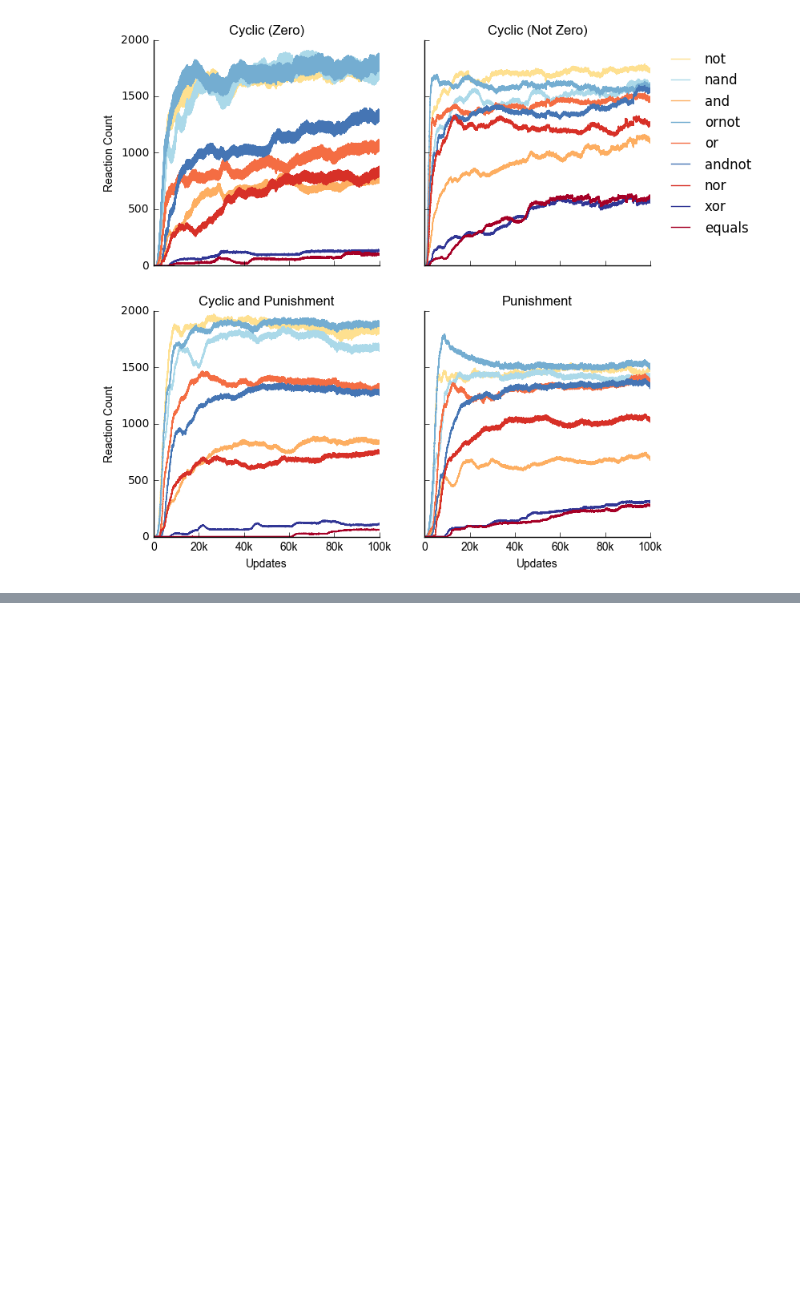
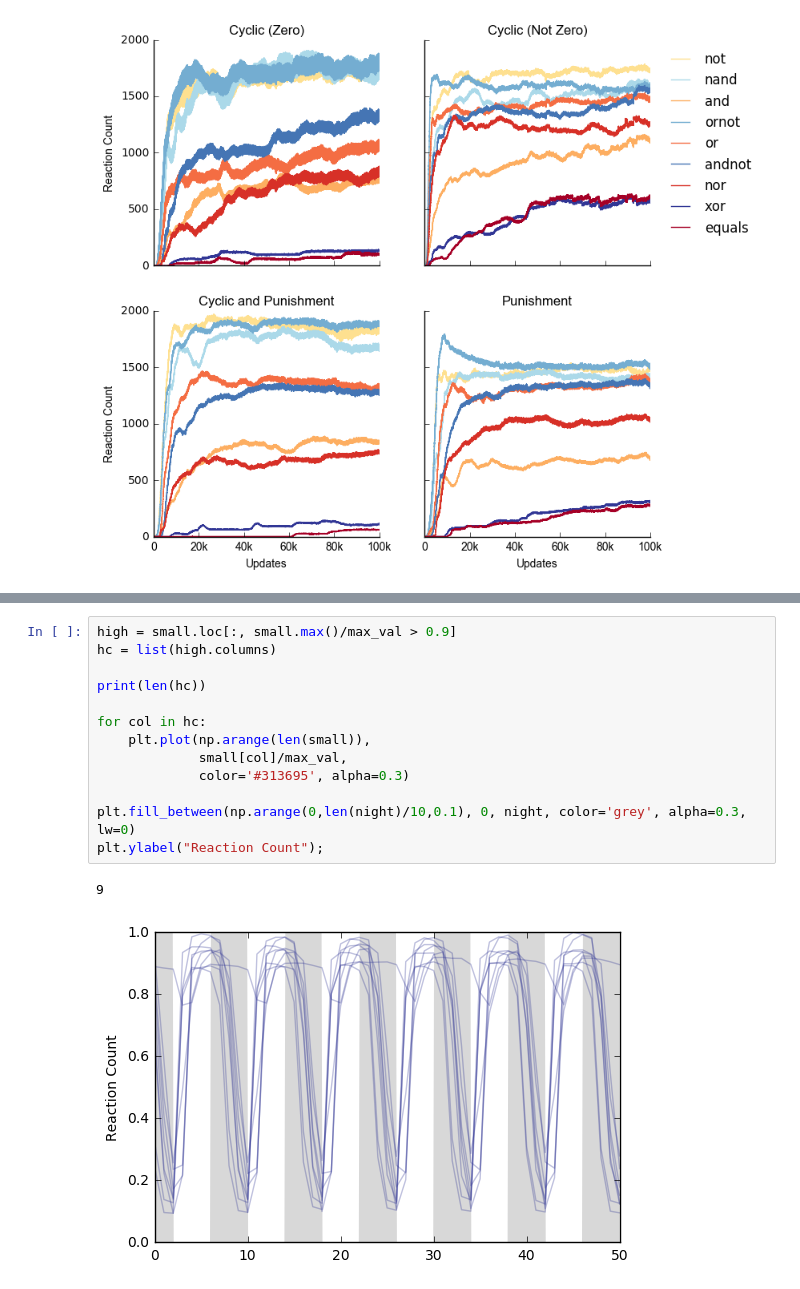
Before and after one commit to schmelling/clock_evo, a Jupyter notebook: data_analysis/data_analysis.ipynb, the cells around one changed output, grey strips where cells are left out. Saved outputs shown, nothing was run; the diff lists cells and outputs as text; blank space fills up the shorter version.

```diff
--- a/data_analysis/data_analysis.ipynb
+++ b/data_analysis/data_analysis.ipynb
@@ -341,0 +501,16 @@ ax1.set_ylim(0.5,1)
+# %%
+high = small.loc[:, small.max()/max_val > 0.9]
+hc = list(high.columns)
+
+print(len(hc))
+
+for col in hc:
+    plt.plot(np.arange(len(small)),
+             small[col]/max_val,
+             color='#313695', alpha=0.3)
+
+plt.fill_between(np.arange(0,len(night)/10,0.1), 0, night, color='grey', alpha=0.3, lw=0)
+plt.ylabel("Reaction Count");
+# %% [output]
+9
+[figure, added]
```
Also changed, not shown: parts of 13 cells of this notebook, 27 other files.
